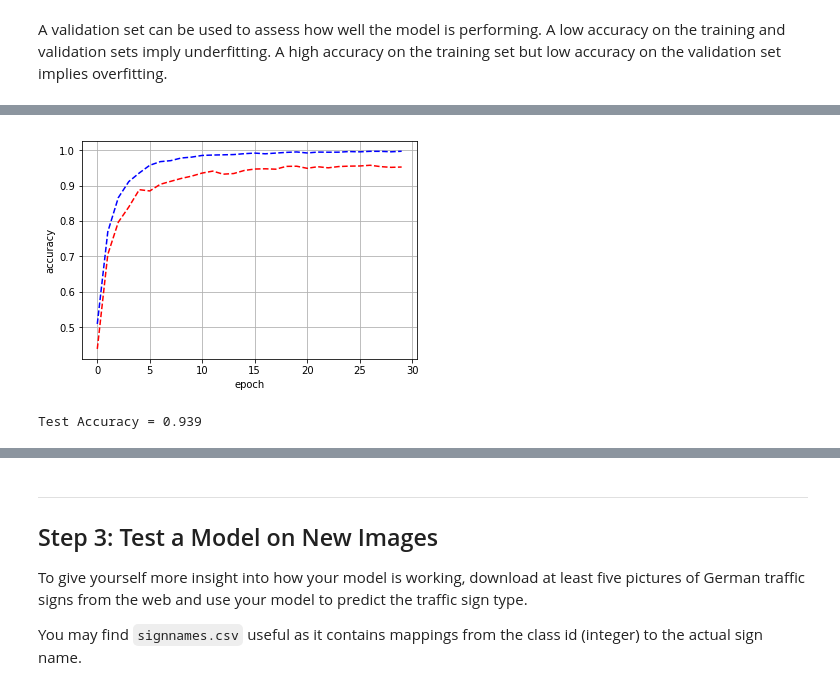
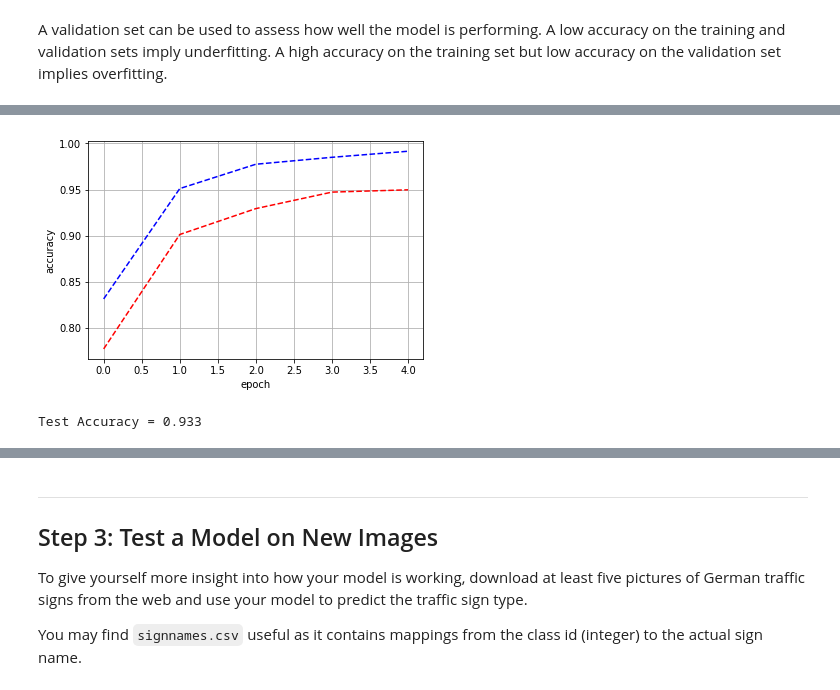
Before and after one commit to GunSik2/CarND-Traffic-Sign-Classifier-Project, a Jupyter notebook: Traffic_Sign_Classifier.ipynb, the cells around one changed output, grey strips where cells are left out. Cells and saved outputs as stored; diff of their text form; code cells hidden in the pictures.

```diff
--- a/Traffic_Sign_Classifier.ipynb
+++ b/Traffic_Sign_Classifier.ipynb
@@ -391,11 +409,11 @@ Test Accuracy = 0.950
 # %%
-# hyperparameters
+# normalize_simple only
 learning_rate = 0.001
 dropout_keep_prob = 0.6
-EPOCHS = 30
+EPOCHS = 5
 BATCH_SIZE = 128
 mu = 0
 sigma = 0.05
-wider = 1  ## same number of neurons in LENET5
+wider = 2 # twice number of neurons in LENET5
 # %% [output]
 Training...
@@ -417,3 +425,3 @@ EPOCH 30  Accuracy(train, validation) = 0.997 , 0.952
 Model saved
-[figure, old version]
+[figure, new version]
-Test Accuracy = 0.939
+Test Accuracy = 0.933
```
Also changed, not shown: parts of 12 cells of this notebook, 4 other files.
